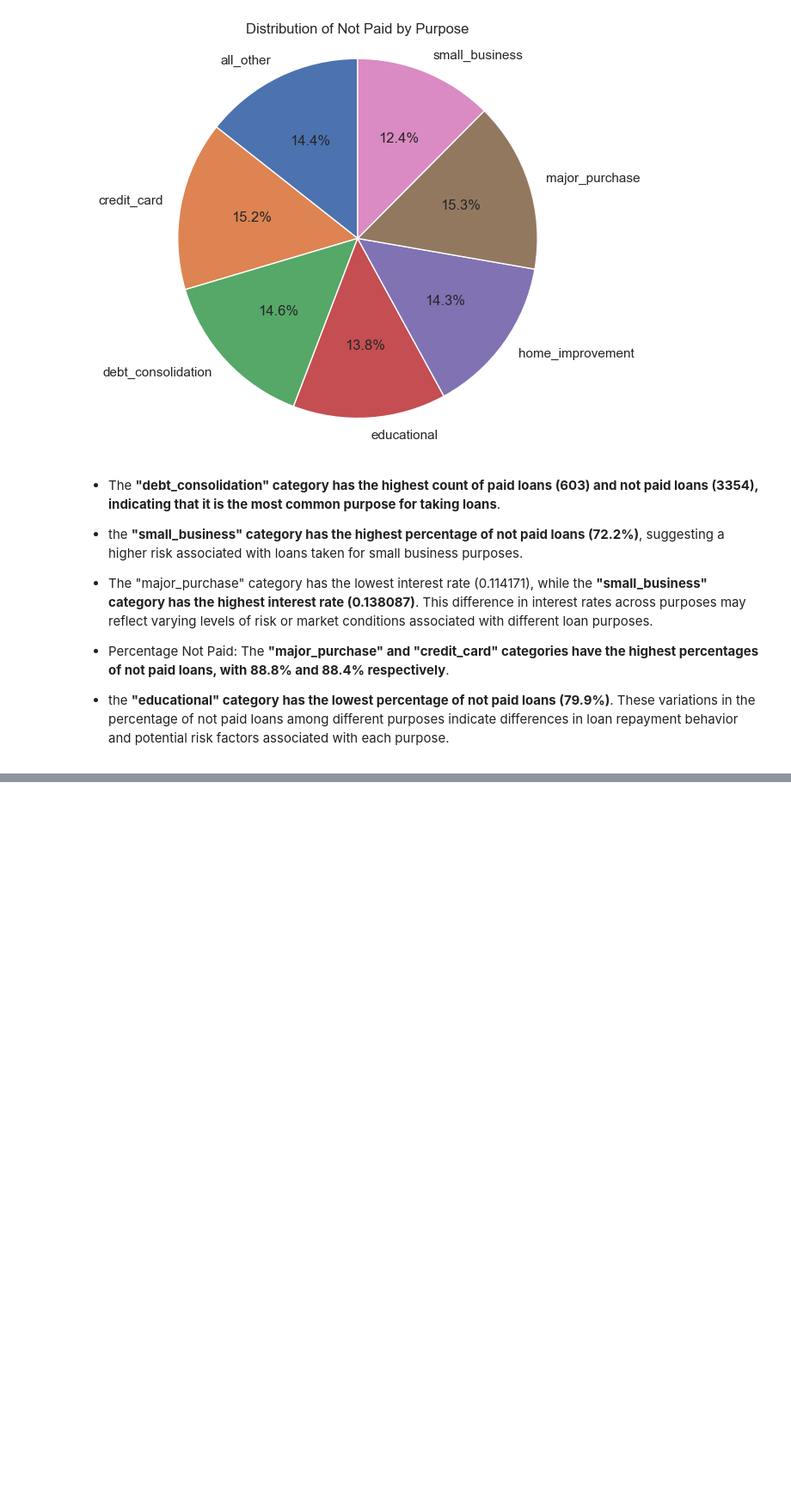
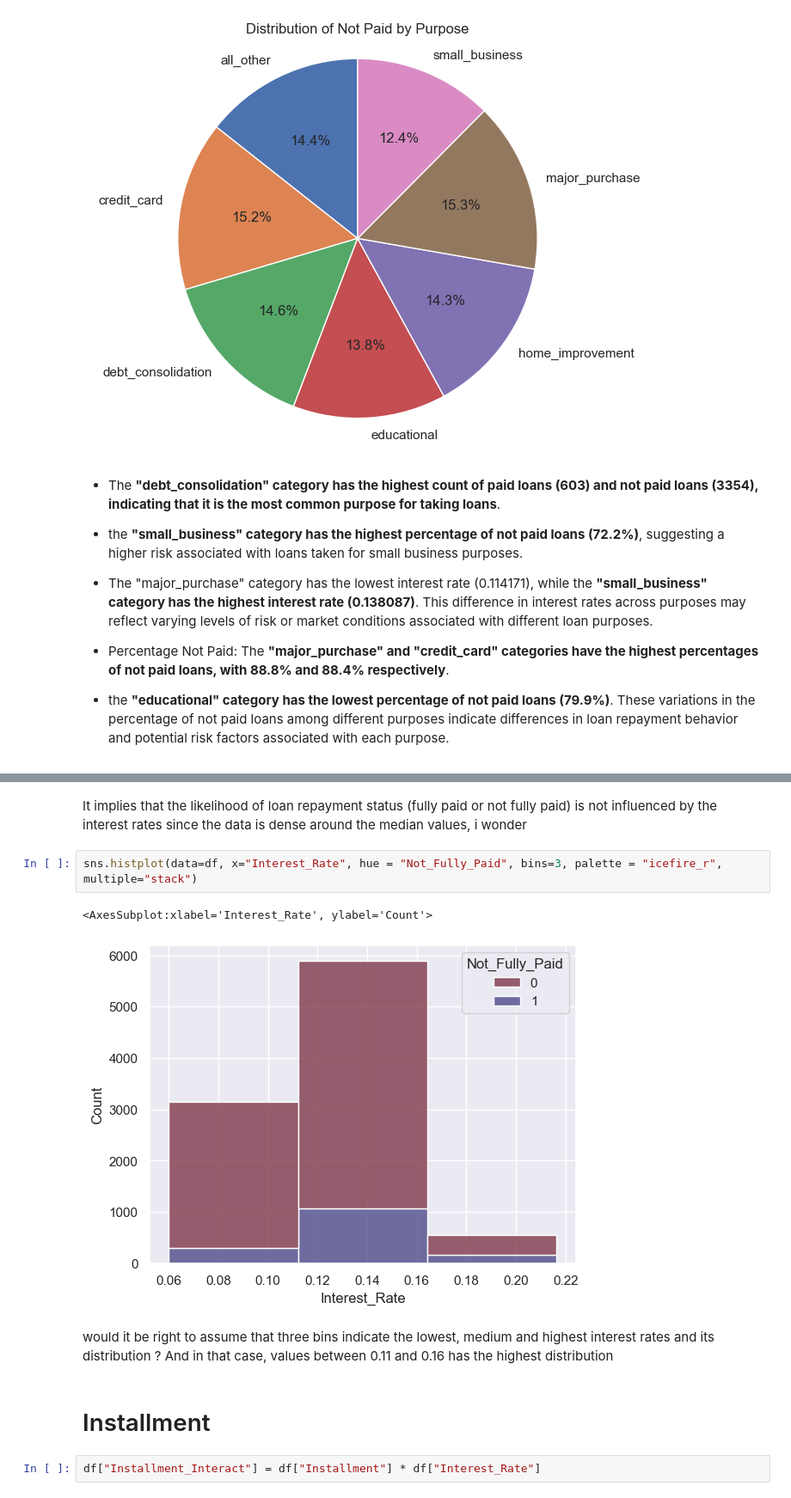
Before and after one commit to jswnthh/Toolfe_projects_ML, a Jupyter notebook: toolfe_loan.ipynb, the cells around one changed output, grey strips where cells are left out. Shown: that part at 86% size. Drawn from its saved outputs; the diff is of its cells as text; blank space fills up the shorter version.

```diff
--- a/toolfe_loan.ipynb
+++ b/toolfe_loan.ipynb
@@ -298,0 +318,14 @@ plt.show()
+# %% [markdown]
+ It implies that the likelihood of loan repayment status (fully paid or not fully paid) is not influenced by the interest rates since the data is dense around the median values, i wonder
+# %%
+sns.histplot(data=df, x="Interest_Rate", hue = "Not_Fully_Paid", bins=3, palette = "icefire_r", multiple="stack")
+# %% [output]
+<AxesSubplot:xlabel='Interest_Rate', ylabel='Count'>
+[figure, added]
+# %% [markdown]
+would it be right to assume that three bins indicate the lowest, medium and highest interest rates and its distribution ?
+And in that case, values between 0.11 and 0.16 has the highest distribution
+# %% [markdown]
+# Installment
+# %%
+df["Installment_Interact"] = df["Installment"] * df["Interest_Rate"]
```
Also changed, not shown: parts of 12 cells of this notebook.
